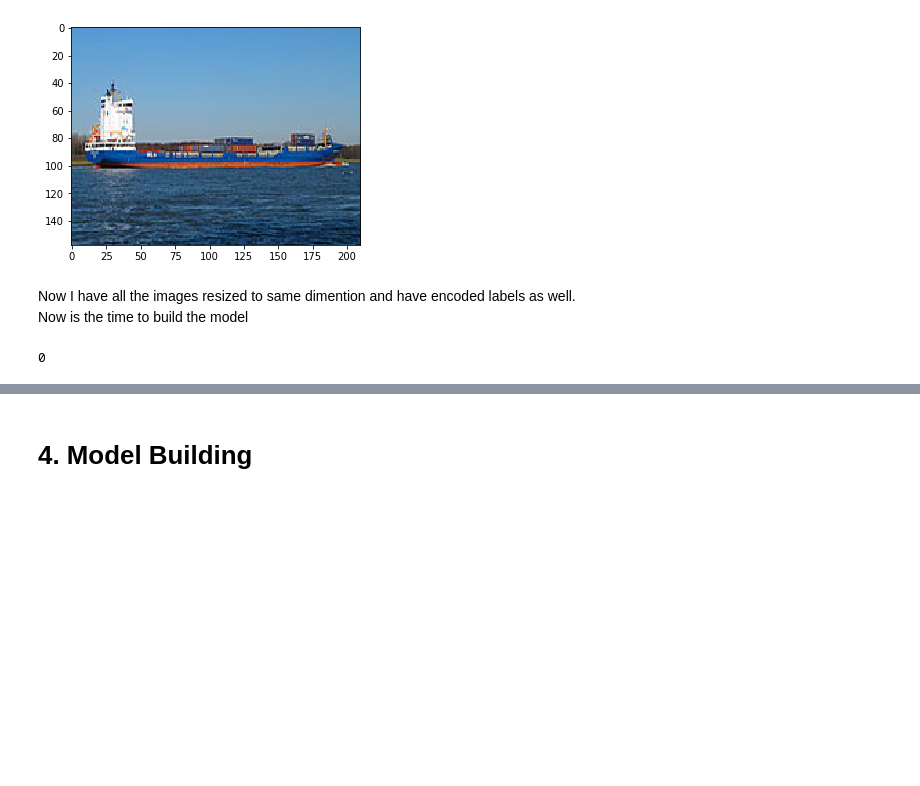
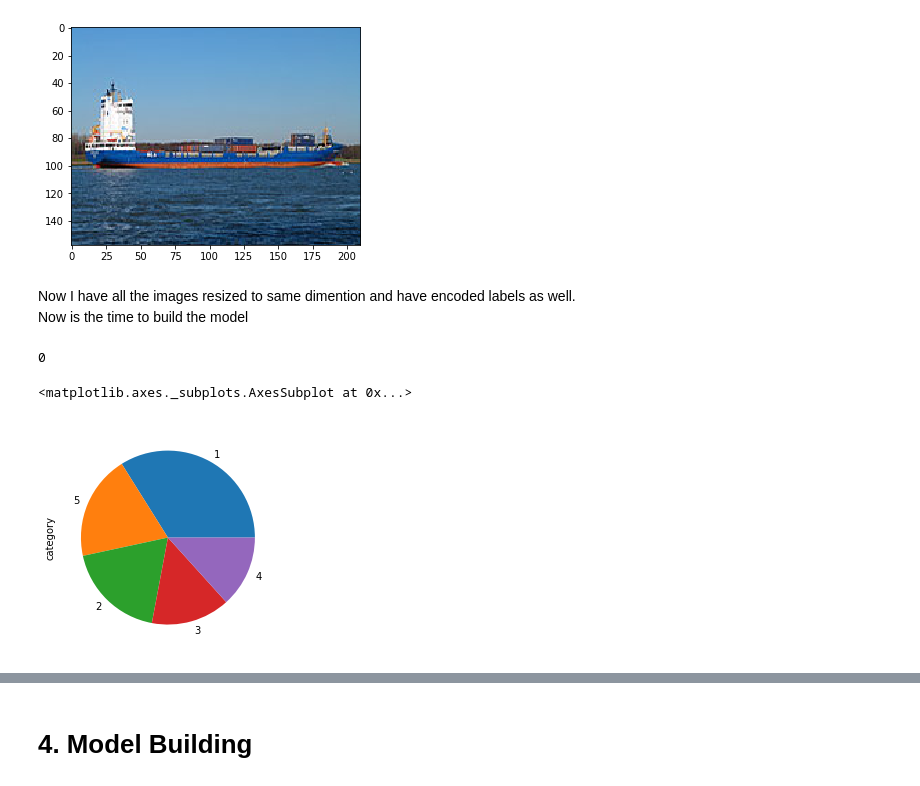
Before and after one commit to arkothiwala/Analytics-Vidhya, a Jupyter notebook: AV_GoD.ipynb, the cells around one changed output, grey strips where cells are left out. Saved outputs shown, nothing was run; the diff lists cells and outputs as text; code cells hidden in the pictures; blank space fills up the shorter version.

```diff
--- a/AV_GoD.ipynb
+++ b/AV_GoD.ipynb
@@ -257,0 +254,5 @@ del(model)
+# %%
+train_csv.category.value_counts().plot.pie()
+# %% [output]
+<matplotlib.axes._subplots.AxesSubplot at 0x...>
+[figure, added]
```
Also changed, not shown: parts of 13 cells of this notebook.
